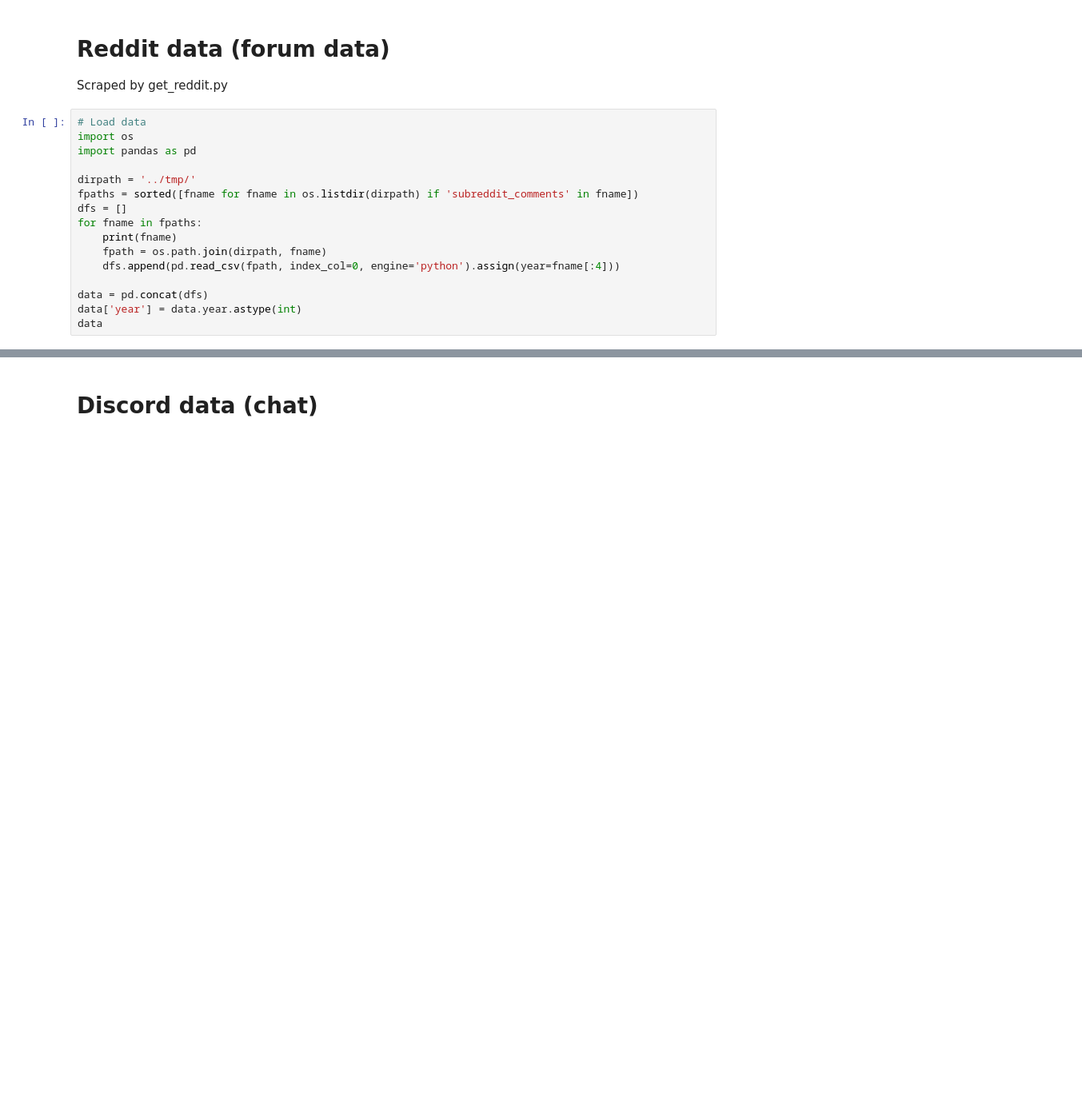
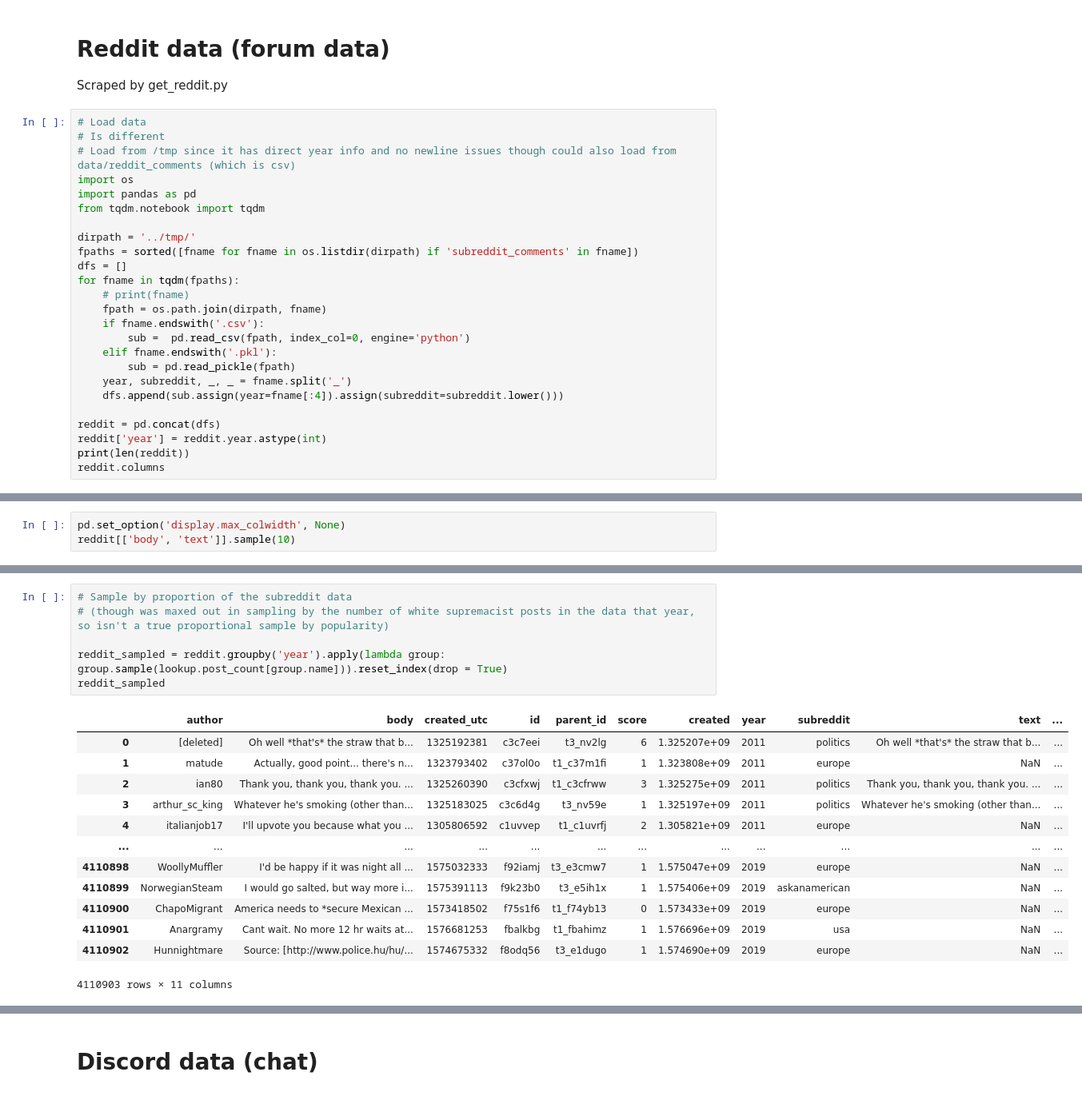
Before and after one commit to michaelmilleryoder/white_supremacist_lang, a Jupyter notebook: jupyter/neutral_data.ipynb, the cells around one changed output, grey strips where cells are left out. Shown at 80% size. Cells and saved outputs as stored; diff of their text form; blank space fills up the shorter version.

```diff
--- a/jupyter/neutral_data.ipynb
+++ b/jupyter/neutral_data.ipynb
@@ -5,18 +5,27 @@ Gather, process examples of text from similar domains as the white supremacist d
 Scraped by get_reddit.py
 # %%
 # Load data
+# Is different
+# Load from /tmp since it has direct year info and no newline issues though could also load from data/reddit_comments (which is csv)
 import os
 import pandas as pd
+from tqdm.notebook import tqdm
 
 dirpath = '../tmp/'
 fpaths = sorted([fname for fname in os.listdir(dirpath) if 'subreddit_comments' in fname])
 dfs = []
-for fname in fpaths:
-    print(fname)
+for fname in tqdm(fpaths):
+    # print(fname)
     fpath = os.path.join(dirpath, fname)
-    dfs.append(pd.read_csv(fpath, index_col=0, engine='python').assign(year=fname[:4]))
+    if fname.endswith('.csv'):
+        sub =  pd.read_csv(fpath, index_col=0, engine='python')
+    elif fname.endswith('.pkl'):
+        sub = pd.read_pickle(fpath)
+    year, subreddit, _, _ = fname.split('_')
+    dfs.append(sub.assign(year=fname[:4]).assign(subreddit=subreddit.lower()))
 
-data = pd.concat(dfs)
-data['year'] = data.year.astype(int)
-data
+reddit = pd.concat(dfs)
+reddit['year'] = reddit.year.astype(int)
+print(len(reddit))
+reddit.columns
 # %% [output]
@@ -44,0 +36,3 @@ data
+# %%
+pd.set_option('display.max_colwidth', None)
+reddit[['body', 'text']].sample(10)
@@ -80,0 +114,20 @@ lookup
+# %%
+# Sample by proportion of the subreddit data
+# (though was maxed out in sampling by the number of white supremacist posts in the data that year, so isn't a true proportional sample by popularity)
+
+reddit_sampled = reddit.groupby('year').apply(lambda group: group.sample(lookup.post_count[group.name])).reset_index(drop = True)
+reddit_sampled
+# %% [output]
+|  | author | body | created_utc | id | parent_id | score | created | year | subreddit | text | ... |
+| 0 | [deleted] | Oh well *that's* the straw that b... | 1325192381 | c3c7eei | t3_nv2lg | 6 | 1.325207e+09 | 2011 | politics | Oh well *that's* the straw that b... | ... |
+| 1 | matude | Actually, good point... there's n... | 1323793402 | c37ol0o | t1_c37m1fi | 1 | 1.323808e+09 | 2011 | europe | NaN | ... |
+| 2 | ian80 | Thank you, thank you, thank you. ... | 1325260390 | c3cfxwj | t1_c3cfrww | 3 | 1.325275e+09 | 2011 | politics | Thank you, thank you, thank you. ... | ... |
+| 3 | arthur_sc_king | Whatever he's smoking (other than... | 1325183025 | c3c6d4g | t3_nv59e | 1 | 1.325197e+09 | 2011 | politics | Whatever he's smoking (other than... | ... |
+| 4 | italianjob17 | I'll upvote you because what you ... | 1305806592 | c1uvvep | t1_c1uvrfj | 2 | 1.305821e+09 | 2011 | europe | NaN | ... |
+| ... | ... | ... | ... | ... | ... | ... | ... | ... | ... | ... | ... |
+| 4110898 | WoollyMuffler | I'd be happy if it was night all ... | 1575032333 | f92iamj | t3_e3cmw7 | 1 | 1.575047e+09 | 2019 | europe | NaN | ... |
+| 4110899 | NorwegianSteam | I would go salted, but way more i... | 1575391113 | f9k23b0 | t3_e5ih1x | 1 | 1.575406e+09 | 2019 | askanamerican | NaN | ... |
+| 4110900 | ChapoMigrant | America needs to *secure Mexican ... | 1573418502 | f75s1f6 | t1_f74yb13 | 0 | 1.573433e+09 | 2019 | europe | NaN | ... |
+| 4110901 | Anargramy | Cant wait. No more 12 hr waits at... | 1576681253 | fbalkbg | t1_fbahimz | 1 | 1.576696e+09 | 2019 | usa | NaN | ... |
+| 4110902 | Hunnightmare | Source: [http://www.police.hu/hu/... | 1574675332 | f8odq56 | t3_e1dugo | 1 | 1.574690e+09 | 2019 | europe | NaN | ... |
+4110903 rows × 11 columns
```
Also changed, not shown: parts of 26 cells of this notebook, 5 other files.
